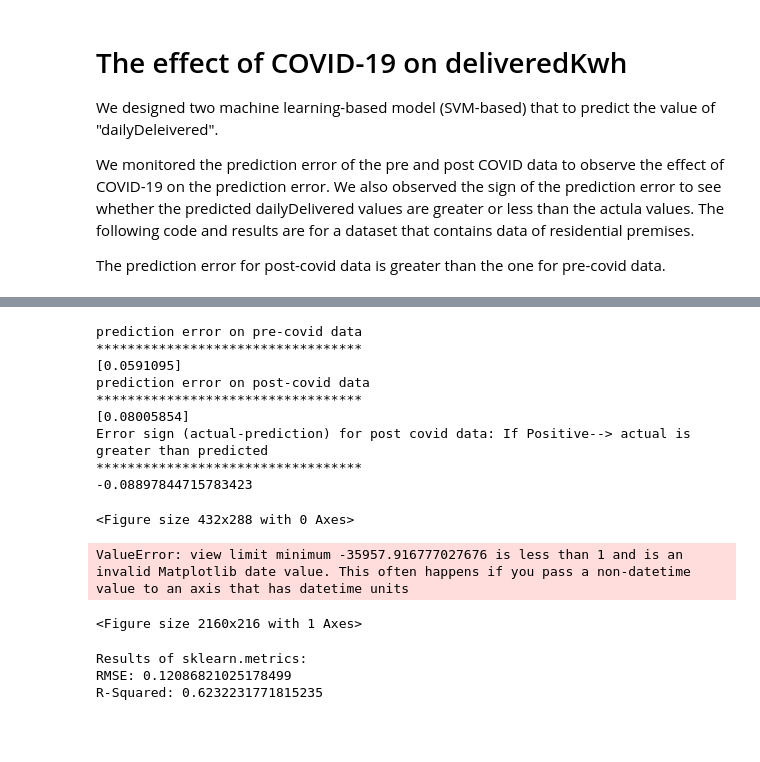
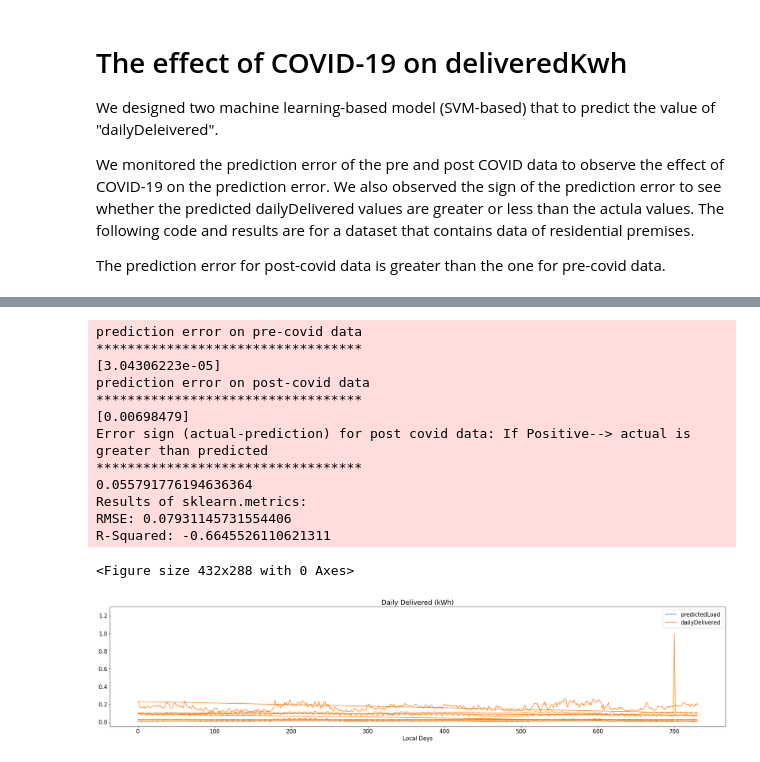
Before and after one commit to hajarhomayouni/Energy, a Jupyter notebook: SVM_model.ipynb, the cells around one changed output, grey strips where cells are left out. Cells and saved outputs as stored; diff of their text form; code cells hidden in the pictures; blank space fills up the shorter version.

```diff
--- a/SVM_model.ipynb
+++ b/SVM_model.ipynb
@@ -64,16 +66,29 @@ def is_number(s):
         except (TypeError, ValueError):
             pass
         return False
+# %%
+def changeDates(dateList):
+    daysList = []
+    firstDate = parser.parse(dateList[0])
+    for date in dateList:
+        dateObject = parser.parse(date) - firstDate
+        #daysList.append(dateObject.timetuple().tm_yday)
+        daysList.append(dateObject.days)
+
+    return daysList
 # %%
-def plot_(h_axis,v1_axis,v2_axis, title="Daily Delivered (kWh)"):
+def plot_(modelName,h_axis,v1_axis,v2_axis, title="Daily Delivered (kWh)"):
+    h_axis = changeDates(h_axis)
     plt.rcParams.update({'font.size': 15})
     plt.tight_layout()
-    plt.figure(figsize=(30,3))
-    plt.plot(h_axis, v1_axis, color="blue",marker="o", label="actual")
-    plt.plot(h_axis,v2_axis, color="red",marker="o",label="predicted")
-    plt.xticks(h_axis[0::31],rotation=90)
+    plt.figure(figsize=(30,6))
+    plt.plot(h_axis, v2_axis, label="predictedLoad")
+    plt.plot(h_axis, v1_axis, label="dailyDelivered")
+    plt.ylim(top = max(max(v1_axis), max(v2_axis)) + 0.3)
+    plt.legend(loc="upper right")
     plt.title(title)
-    plt.show()
+    plt.xlabel("Local Days")
+    plt.savefig(modelName+".png", facecolor='white', transparent=False)
 # %%
 # split into train and test sets
 def split_(ds, dimension=2):
@@ -98,7 +113,7 @@ def evaluation_(y, yhat):
     print("R-Squared:", r2)
     #print("Error rate:" , er)
 # %%
-def svm_poly(X,Y,trainig_percentage=0.76):
+def svm_poly(modelName,X,Y,trainig_percentage=0.76):
 
     model = svm.SVR(kernel='poly', C=100, gamma='auto', degree=3, epsilon=.1, coef0=1)
 
@@ -129,14 +144,14 @@ def svm_poly(X,Y,trainig_percentage=0.76):
     #predict the entire data
     yhat=model.predict(X)
 
-    dataset["dailyDelivered"] = pd.to_datetime(dataset["dailyDelivered"], format='%Y-%m')
+    #dataset["dailyDelivered"] = pd.to_datetime(dataset["dailyDelivered"], format='%Y-%m')
 
     h_axis=dataset["time"]
     v1_axis=dataset["dailyDelivered"]
     v2_axis=yhat.flatten()
     #temp=np.zeros(win_size)
     #v2_axis=np.concatenate([temp,v2_axis])
-    plot_(h_axis,v1_axis,v2_axis)
+    plot_(modelName,h_axis,v1_axis,v2_axis)
 
     evaluation_(Y, yhat)
 # %%
@@ -248,7 +243,7 @@ win_size=10
 overlap=win_size-1
 
 #read data
-dataset = pd.read_csv('sourceData/GS_Energy.csv', engine='python')
+dataset = pd.read_csv('../ProcessedData/processed_All_Energy', engine='python')
 
 #preprocess data
 dataset=dataset.fillna(-1)
@@ -264,24 +259,23 @@ n_features=len(dataset.columns.values)
 dailyDeliveredIndex=np.where(dataset.columns.values=="dailyDelivered")
 dailyDeliveredIndex=dailyDeliveredIndex[0][0]
 
-X_ = dataset[["idx", "Temp", "isWeekend"]].values
-y_ = dataset[["idx", "dailyDelivered"]].values
+X_ = dataset[["id", "Temp", "isWeekend"]].values
+y_ = dataset[["id", "dailyDelivered"]].values
 # %%
-svm_poly(X_[:,1:], y_[:,1:])
+svm_poly("svm-poly",X_[:,1:], y_[:,1:])
 # %% [output]
 prediction error on pre-covid data
 **********************************
-[0.0591095]
+[3.04306223e-05]
 prediction error on post-covid data
 **********************************
-[0.08005854]
+[0.00698479]
 Error sign (actual-prediction) for post covid data: If Positive--> actual is greater than predicted
 **********************************
--0.08897844715783423
+0.055791776194636364
+Results of sklearn.metrics:
+RMSE: 0.07931145731554406
+R-Squared: -0.6645526110621311
 <Figure size 432x288 with 0 Axes>
-ValueError: view limit minimum -35957.916777027676 is less than 1 and is an invalid Matplotlib date value. This often happens if you pass a non-datetime value to an axis that has datetime units
-<Figure size 2160x216 with 1 Axes>
-Results of sklearn.metrics:
-RMSE: 0.12086821025178499
-R-Squared: 0.6232231771815235
+[figure, added]
 # %%
```
Also changed, not shown: parts of 6 cells of this notebook, 2 other files.
